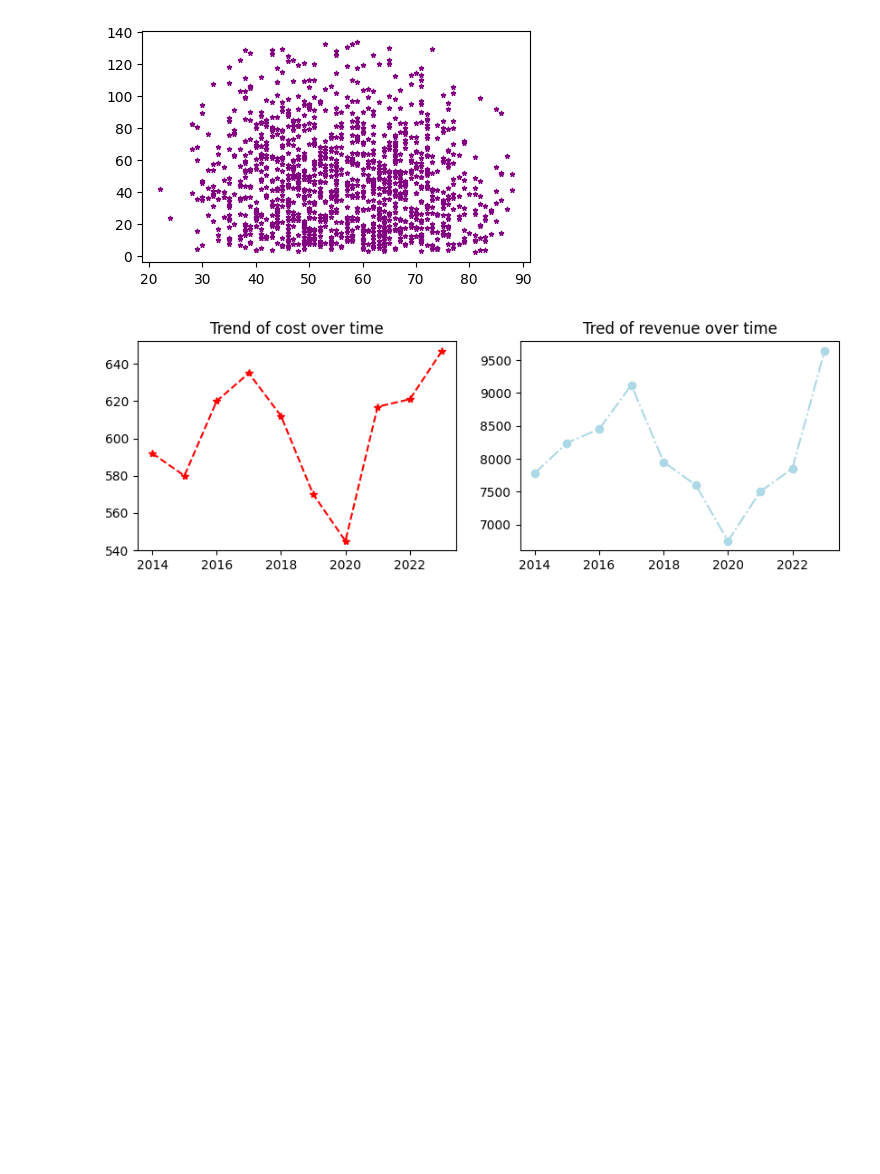
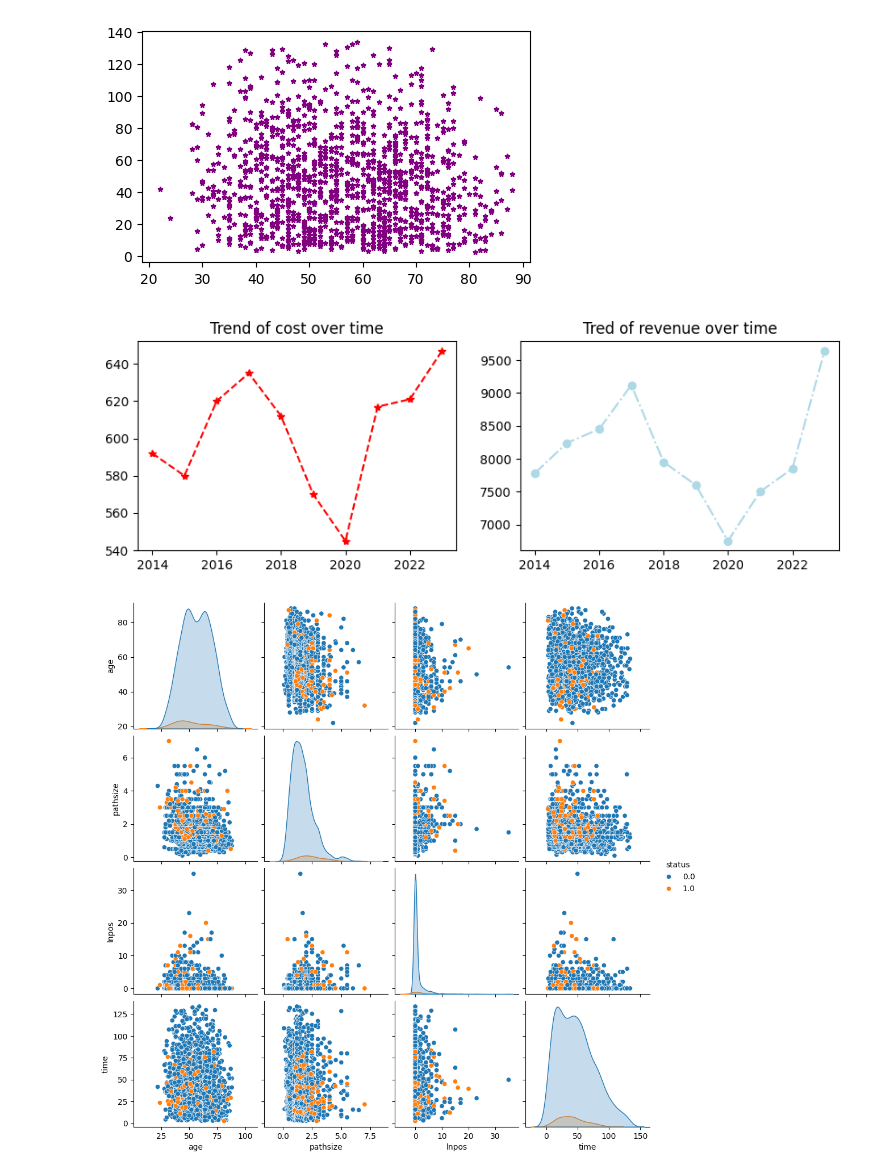
Before and after one commit to aryanssd/-sixteenth-exercices-for-loop, a Jupyter notebook: descriptive-statics.ipynb, the cells around one changed output. Drawn from its saved outputs; the diff is of its cells as text; code cells hidden in the pictures; blank space fills up the shorter version.

Commit message:
Kaggle Notebook | Descriptive Statics | pairplot

```diff
--- a/descriptive-statics.ipynb
+++ b/descriptive-statics.ipynb
@@ -363,3 +364,11 @@ ax[1].set_title('Tred of revenue over time')
 plt.show()
 # %% [output]
 [figure]
+# %%
+sns.pairplot(df, hue='status', vars=continuous_var , kind='scatter' , diag_kind = 'kde' , dropna=True)
+
+
+
+plt.show()
+# %% [output]
+[figure, added]
```
Also changed, not shown: parts of 1 cell of this notebook.
